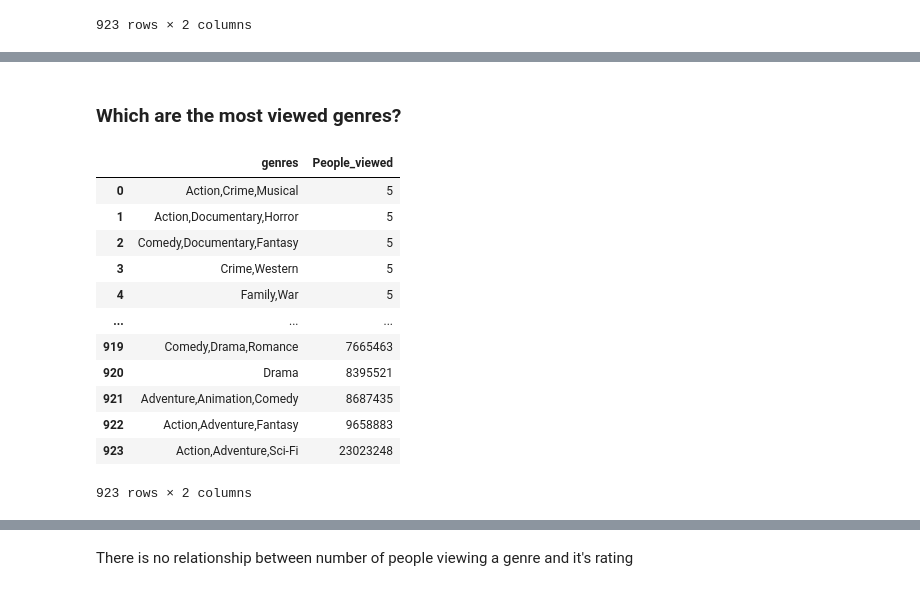
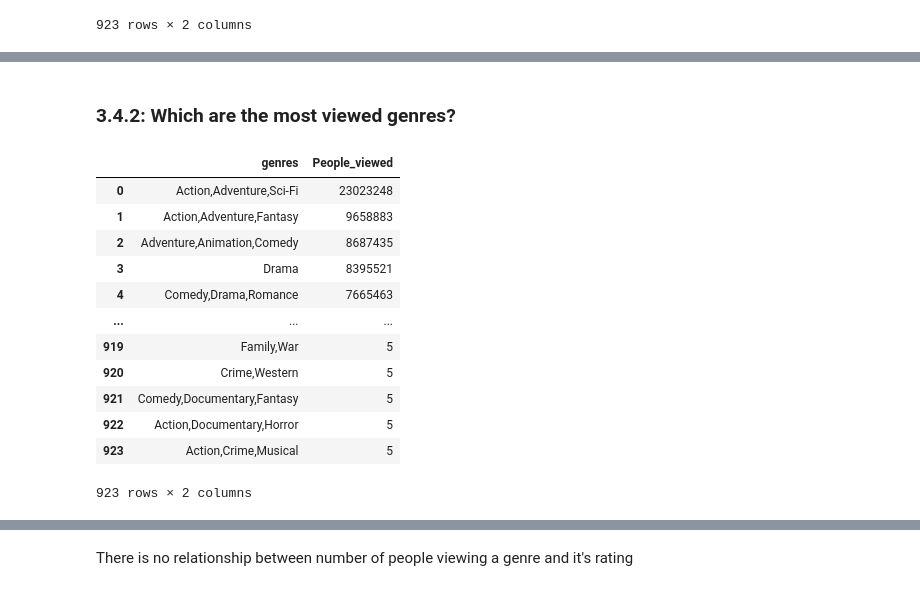
Before and after one commit to AbelO2022/Phase_1_Microsoft_Project, a Jupyter notebook: student.ipynb, the cells around one changed output, grey strips where cells are left out. Saved outputs shown, nothing was run; the diff lists cells and outputs as text; code cells hidden in the pictures.

```diff
--- a/student.ipynb
+++ b/student.ipynb
@@ -270,31 +696,31 @@ pd.read_sql(genre_ratings, conn).dropna()
 # %% [markdown]
-### Which are the most viewed genres?
+### 3.4.2: Which are the most viewed genres?
 # %%
 genre_ratings = """
    SELECT genres,sum(numvotes) AS People_viewed
      FROM movie_basics
      JOIN movie_ratings
     USING(movie_id)
  GROUP BY genres
- ORDER BY people_viewed asc
+ ORDER BY people_viewed desc
 
 
 
 
 ;
 """
 pd.read_sql(genre_ratings, conn).dropna()
 # %% [output]
 |  | genres | People_viewed |
-| 0 | Action,Crime,Musical | 5 |
-| 1 | Action,Documentary,Horror | 5 |
-| 2 | Comedy,Documentary,Fantasy | 5 |
-| 3 | Crime,Western | 5 |
-| 4 | Family,War | 5 |
+| 0 | Action,Adventure,Sci-Fi | 23023248 |
+| 1 | Action,Adventure,Fantasy | 9658883 |
+| 2 | Adventure,Animation,Comedy | 8687435 |
+| 3 | Drama | 8395521 |
+| 4 | Comedy,Drama,Romance | 7665463 |
 | ... | ... | ... |
-| 919 | Comedy,Drama,Romance | 7665463 |
-| 920 | Drama | 8395521 |
-| 921 | Adventure,Animation,Comedy | 8687435 |
-| 922 | Action,Adventure,Fantasy | 9658883 |
-| 923 | Action,Adventure,Sci-Fi | 23023248 |
+| 919 | Family,War | 5 |
+| 920 | Crime,Western | 5 |
+| 921 | Comedy,Documentary,Fantasy | 5 |
+| 922 | Action,Documentary,Horror | 5 |
+| 923 | Action,Crime,Musical | 5 |
 923 rows × 2 columns
```
Also changed, not shown: parts of 145 cells of this notebook, 2 other files.
